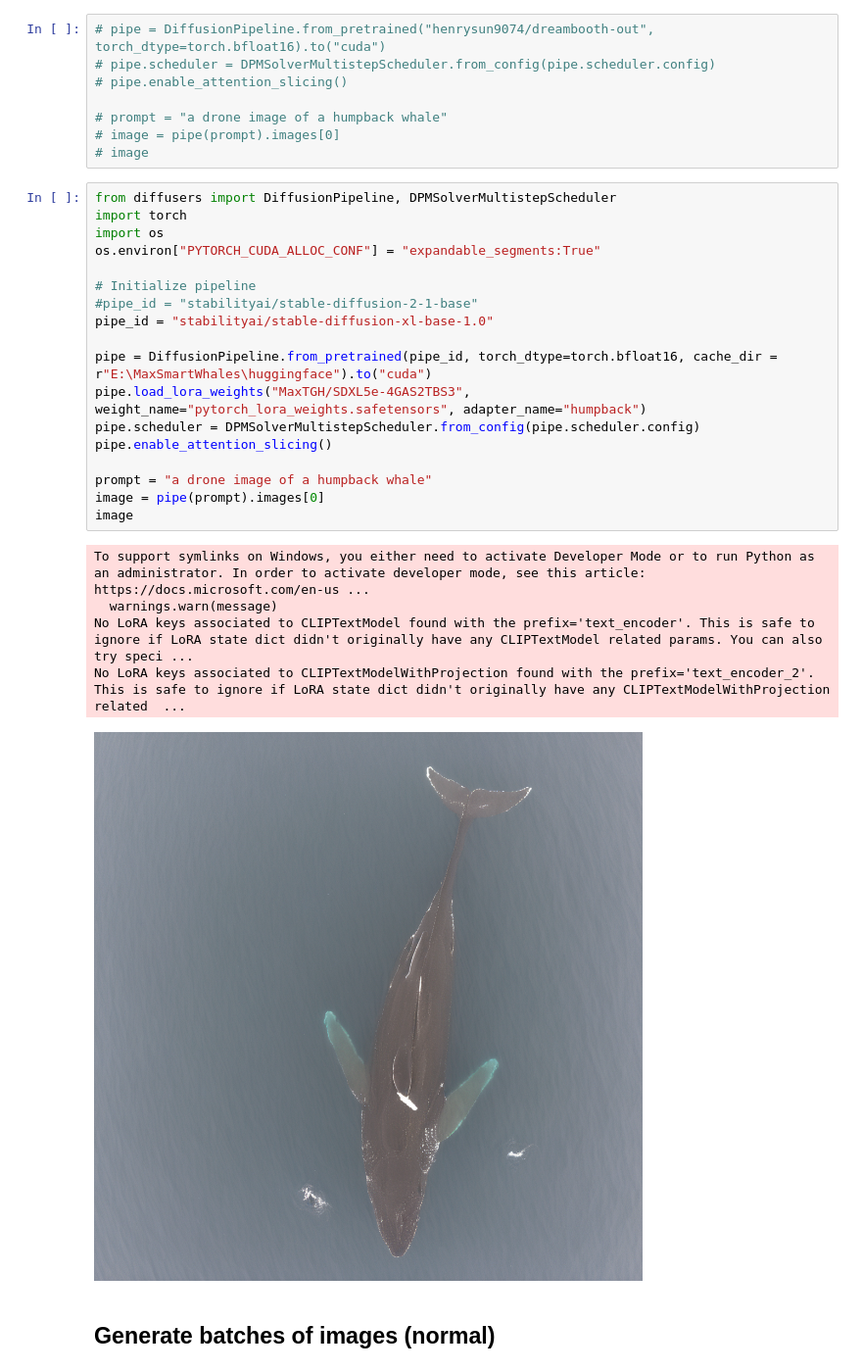
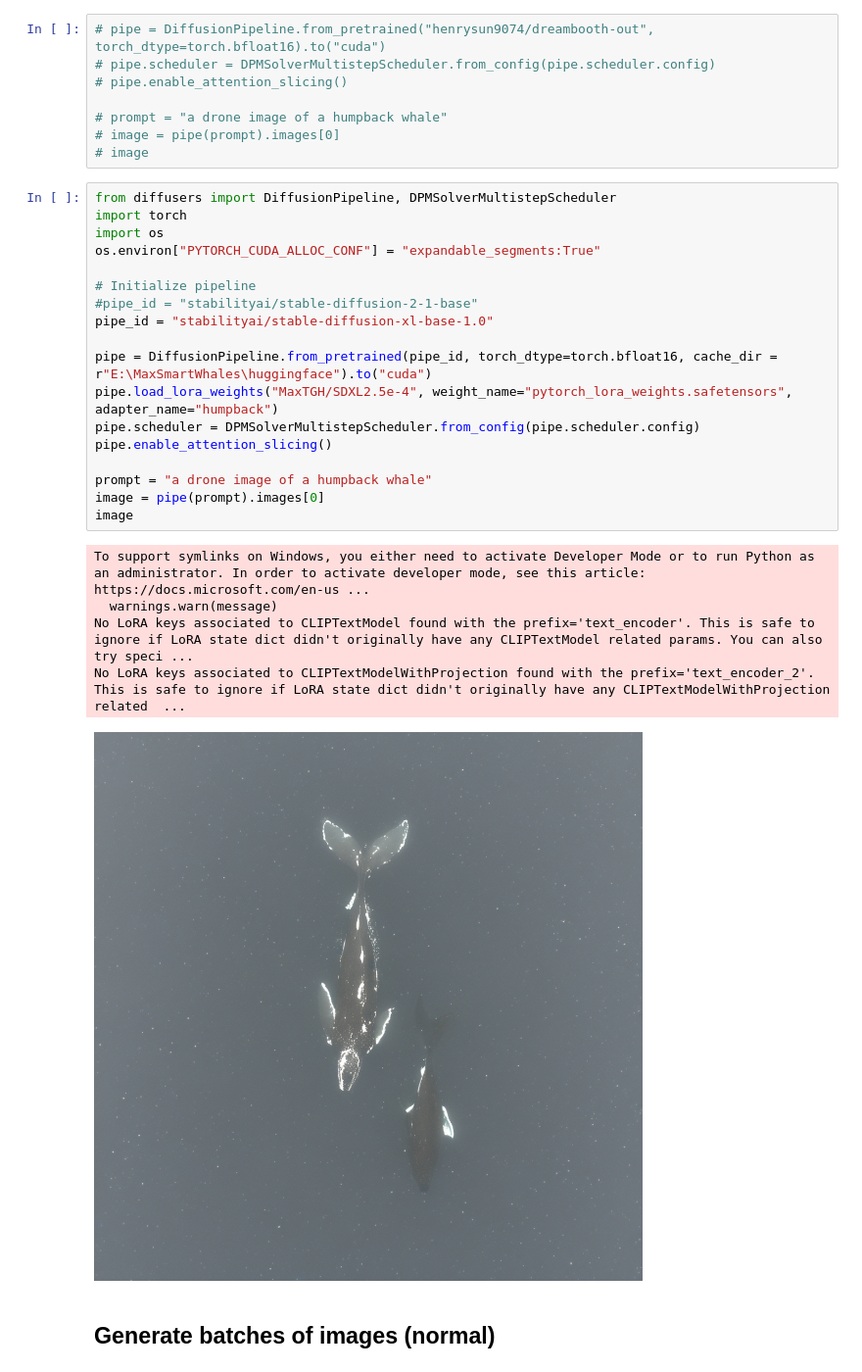
Before and after one commit to MaxTGH/genAIwhales, a Jupyter notebook: Scripts/batch_generation_local - Revised.ipynb, the cells around one changed output. Shown at 98% size. Saved outputs shown, nothing was run; the diff lists cells and outputs as text.

```diff
--- a/Scripts/batch_generation_local - Revised.ipynb
+++ b/Scripts/batch_generation_local - Revised.ipynb
@@ -52,27 +52,27 @@ os.environ["PYTORCH_CUDA_ALLOC_CONF"] = "expandable_segments:True"
 # %%
 from diffusers import DiffusionPipeline, DPMSolverMultistepScheduler
 import torch
 import os
 os.environ["PYTORCH_CUDA_ALLOC_CONF"] = "expandable_segments:True"
 
 # Initialize pipeline
 #pipe_id = "stabilityai/stable-diffusion-2-1-base"
 pipe_id = "stabilityai/stable-diffusion-xl-base-1.0"
 
 pipe = DiffusionPipeline.from_pretrained(pipe_id, torch_dtype=torch.bfloat16, cache_dir = r"E:\MaxSmartWhales\huggingface").to("cuda")
-pipe.load_lora_weights("MaxTGH/SDXL5e-4GAS2TBS3", weight_name="pytorch_lora_weights.safetensors", adapter_name="humpback")
+pipe.load_lora_weights("MaxTGH/SDXL2.5e-4", weight_name="pytorch_lora_weights.safetensors", adapter_name="humpback")
 pipe.scheduler = DPMSolverMultistepScheduler.from_config(pipe.scheduler.config)
 pipe.enable_attention_slicing()
 
 prompt = "a drone image of a humpback whale"
 image = pipe(prompt).images[0]
 image
 # %% [output]
 To support symlinks on Windows, you either need to activate Developer Mode or to run Python as an administrator. In order to activate developer mode, see this article: https://docs.microsoft.com/en-us ...
   warnings.warn(message)
 No LoRA keys associated to CLIPTextModel found with the prefix='text_encoder'. This is safe to ignore if LoRA state dict didn't originally have any CLIPTextModel related params. You can also try speci ...
 No LoRA keys associated to CLIPTextModelWithProjection found with the prefix='text_encoder_2'. This is safe to ignore if LoRA state dict didn't originally have any CLIPTextModelWithProjection related  ...
-[figure, old version]
+[figure, new version]
 # %% [markdown]
 ## Generate batches of images (normal)
 # %%
```
Also changed, not shown: parts of 3 cells of this notebook, 13 other files.
